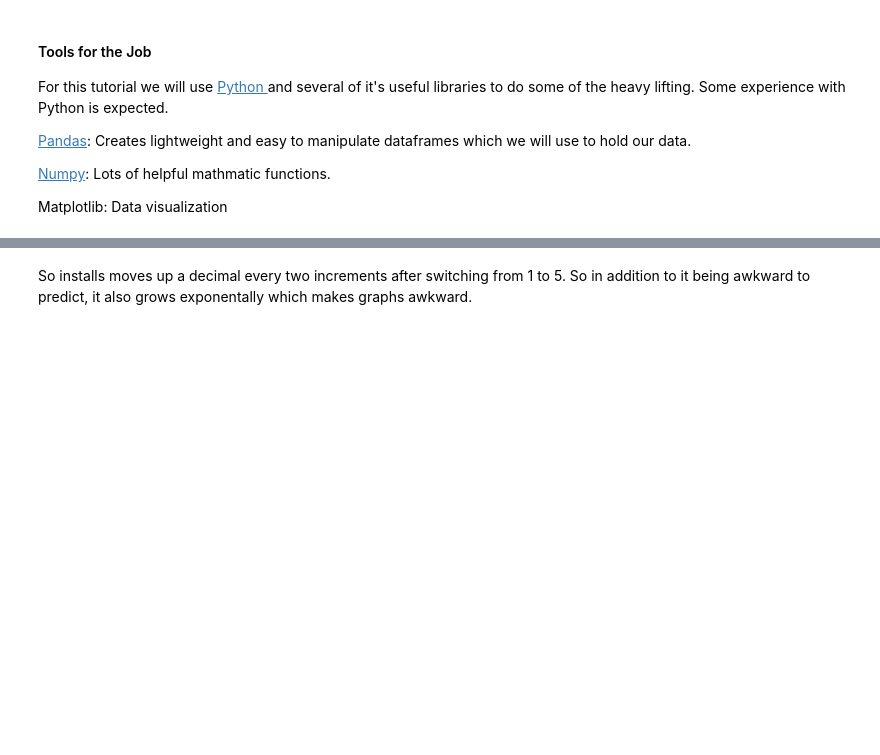
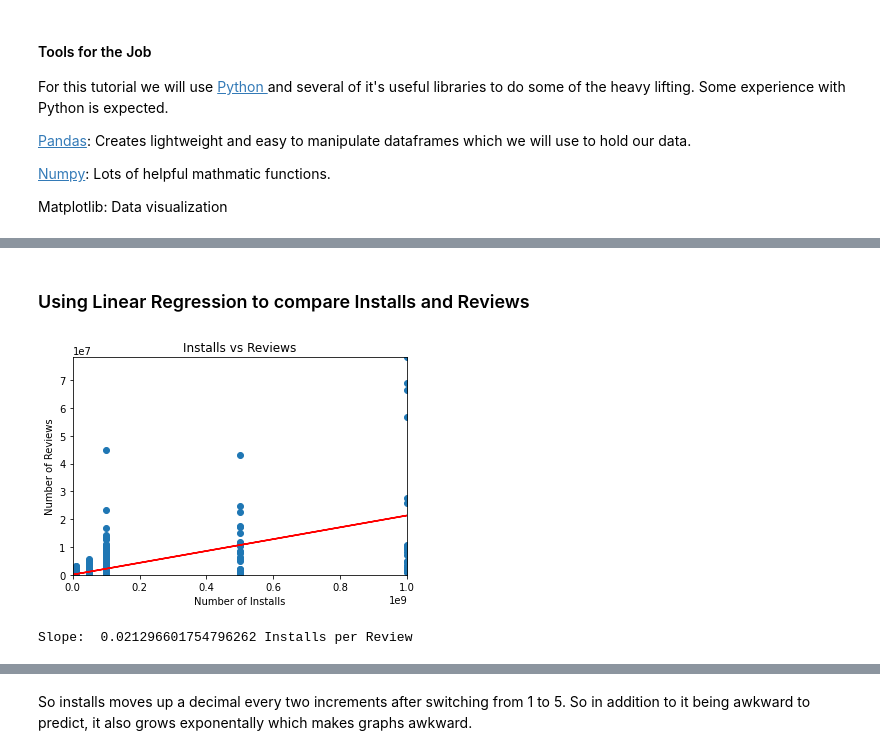
Before and after one commit to clabbott/app-data-analysis, a Jupyter notebook: FPT/Final_Proj_Tutorial.ipynb, the cells around one changed output, grey strips where cells are left out. Drawn from its saved outputs; the diff is of its cells as text; code cells hidden in the pictures; blank space fills up the shorter version.

```diff
--- a/FPT/Final_Proj_Tutorial.ipynb
+++ b/FPT/Final_Proj_Tutorial.ipynb
@@ -320,3 +394,28 @@ Hey Clark, so everything here isn't intended to be in the final product of our p
+# %% [markdown]
+### Using Linear Regression to compare Installs and Reviews
+# %%
+x = df['Installs'].values
+y = df['Reviews'].values
+x = x.reshape(len(df['Installs']), 1)
+y = y.reshape(len(df['Reviews']), 1)
+regr = LinearRegression() # Maybe this could be exponential
+regr.fit(x,y)
+m = regr.coef_[0]
+
+plt.xlabel("Number of Installs")
+plt.ylabel("Number of Reviews")
+plt.title("Installs vs Reviews")
+plt.scatter(df["Installs"],df["Reviews"])
+plt.plot(x, regr.predict(x), color='red')
+plt.xlim(df["Installs"].min(), df["Installs"].max())
+plt.ylim(df["Reviews"].min(), df["Reviews"].max())
+plt.autoscale(False)
+#If we use this graph in the final product scales need to be adjusted.
+plt.show()
+print("Slope: ",m[0], "Installs per Review") # Bad linear regression between installs/review. Need to find a better fit line.
+# %% [output]
+[figure, added]
+Slope:  0.021296601754796262 Installs per Review
 # %%
 #amount of unique values in Installs
 print(df["Installs"].unique())
```
Also changed, not shown: parts of 28 cells of this notebook.
